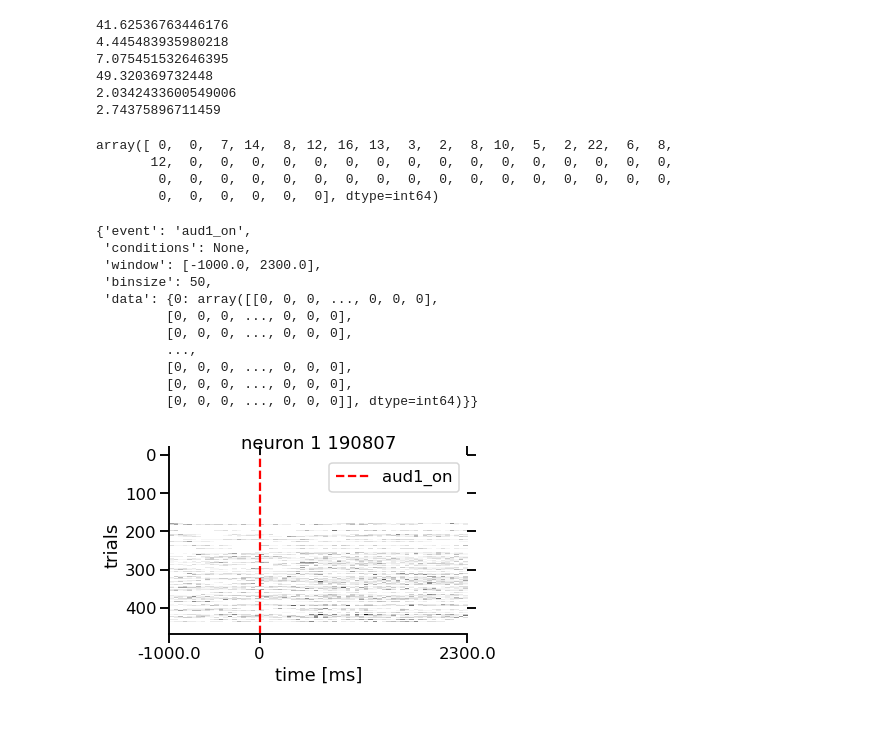
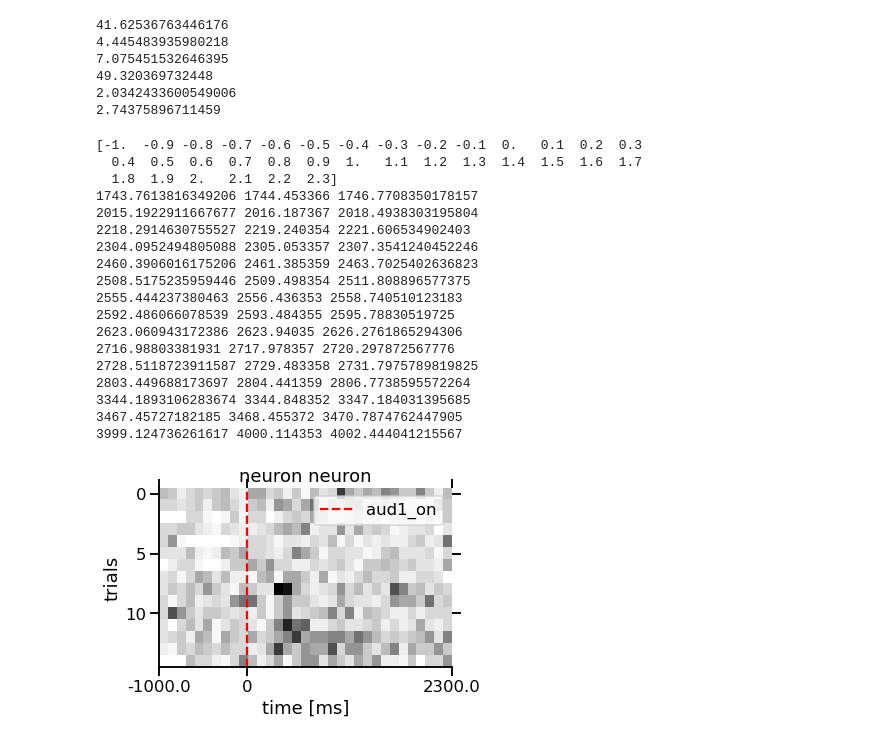
Before and after one commit to Brody-Lab/jbreda_PWM_mPFC_analysis, a Jupyter notebook: W122_08_06_2019_1_fromSD.ipynb, the cells around one changed output. Saved outputs shown, nothing was run; the diff lists cells and outputs as text; code cells hidden in the pictures.

Commit message:
spike/beh alignment mismatch

```diff
--- a/W122_08_06_2019_1_fromSD.ipynb
+++ b/W122_08_06_2019_1_fromSD.ipynb
@@ -69,5 +69,16 @@ condition = 'correct_side'
 
 # get neurons into NeuroVis objects
 neurons = initiate_neurons(spks_dict)
+neuron = NeuroVis(spks_dict['spk_times'][0])
+
+#single neuron debug
+window = windows[0]
+binsize = 100
+df = bndl_dfs[df_names[0]]
+phys_start = neuron.spiketimes[0]
+phys_end = neuron.spiketimes[-1]
+sub_df = df.query('hit_state < @phys_end & c_poke > @phys_start')
+event = events[0]
+conditions = 'correct_side'
 # %%
 for i in range(len(neurons)):
@@ -82,27 +93,27 @@ for i in range(len(neurons)):
 # %%
 neuron_rasters = get_neuron_rasters(neurons, events, windows, bndl_dfs, df_names)
 neuron_psths = get_neuron_psths(neurons, events, windows, bndl_dfs, df_names, conditions=condition)
-# %%
-((np.sum(neuron_rasters[5][0]['data'][0], axis = 1)))
-# %% [output]
-array([ 0,  0,  7, 14,  8, 12, 16, 13,  3,  2,  8, 10,  5,  2, 22,  6,  8,
-       12,  0,  0,  0,  0,  0,  0,  0,  0,  0,  0,  0,  0,  0,  0,  0,  0,
-        0,  0,  0,  0,  0,  0,  0,  0,  0,  0,  0,  0,  0,  0,  0,  0,  0,
-        0,  0,  0,  0,  0,  0], dtype=int64)
 # %%
-nn = 0
-neurons[0].get_raster(event = events[0], df = beh_df, window = windows[0],
-                     binsize = 50)
+raster = neuron.get_raster(event = events[0], window = windows[0], binsize = 100, df = sub_df)
+
+# np.sum(raster['data'][0], axis = 1)
 # %% [output]
-{'event': 'aud1_on',
- 'conditions': None,
- 'window': [-1000.0, 2300.0],
- 'binsize': 50,
- 'data': {0: array([[0, 0, 0, ..., 0, 0, 0],
-         [0, 0, 0, ..., 0, 0, 0],
-         [0, 0, 0, ..., 0, 0, 0],
-         ...,
-         [0, 0, 0, ..., 0, 0, 0],
-         [0, 0, 0, ..., 0, 0, 0],
-         [0, 0, 0, ..., 0, 0, 0]], dtype=int64)}}
+[-1.  -0.9 -0.8 -0.7 -0.6 -0.5 -0.4 -0.3 -0.2 -0.1  0.   0.1  0.2  0.3
+  0.4  0.5  0.6  0.7  0.8  0.9  1.   1.1  1.2  1.3  1.4  1.5  1.6  1.7
+  1.8  1.9  2.   2.1  2.2  2.3]
+1743.7613816349206 1744.453366 1746.7708350178157
+2015.1922911667677 2016.187367 2018.4938303195804
+2218.2914630755527 2219.240354 2221.606534902403
+2304.0952494805088 2305.053357 2307.3541240452246
+2460.3906016175206 2461.385359 2463.7025402636823
+2508.5175235959446 2509.498354 2511.808896577375
+2555.444237380463 2556.436353 2558.740510123183
+2592.486066078539 2593.484355 2595.78830519725
+2623.060943172386 2623.94035 2626.2761865294306
+2716.98803381931 2717.978357 2720.297872567776
+2728.5118723911587 2729.483358 2731.7975789819825
+2803.449688173697 2804.441359 2806.7738595572264
+3344.1893106283674 3344.848352 3347.184031395685
+3467.45727182185 3468.455372 3470.7874762447905
+3999.124736261617 4000.114353 4002.444041215567
-[figure, old version]
+[figure, new version]
```
Also changed, not shown: parts of 12 cells of this notebook.
